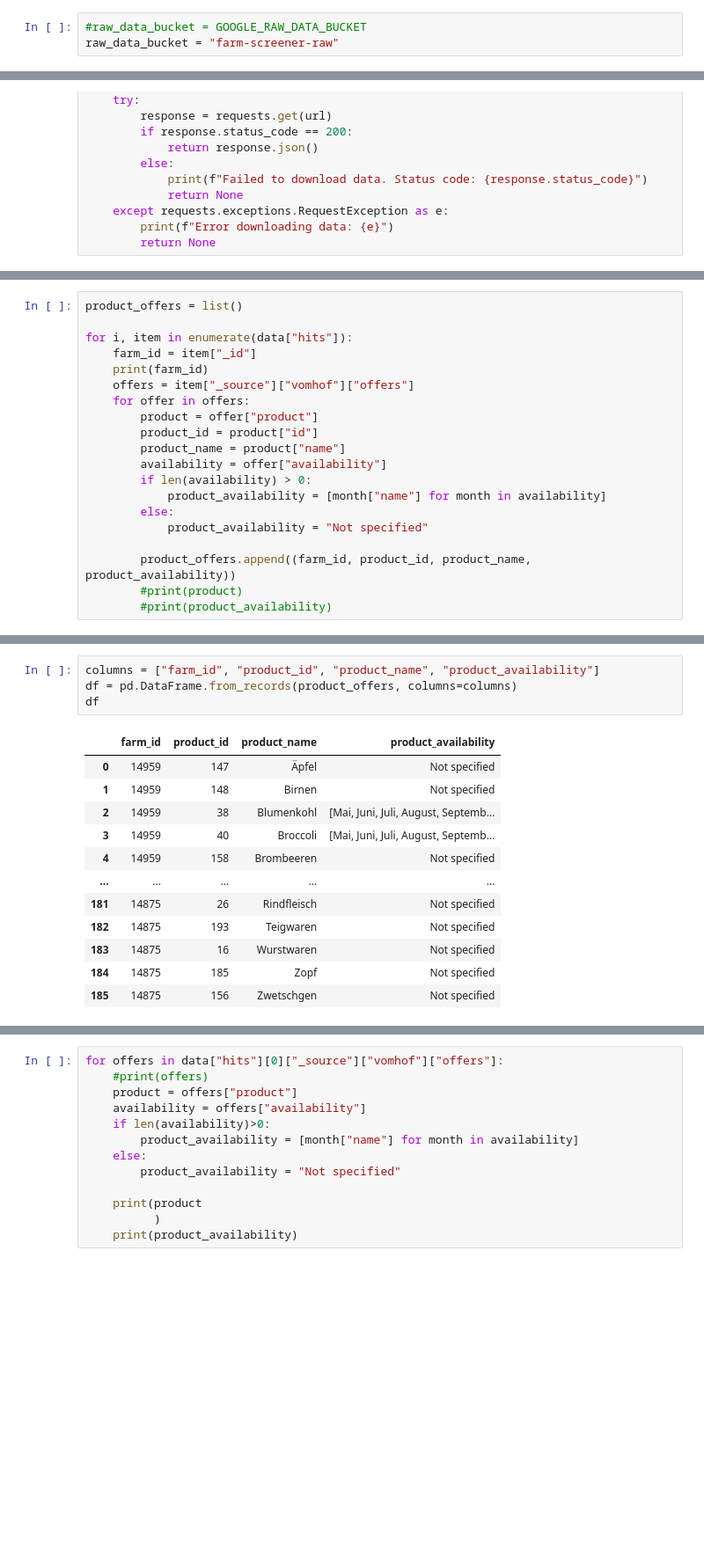
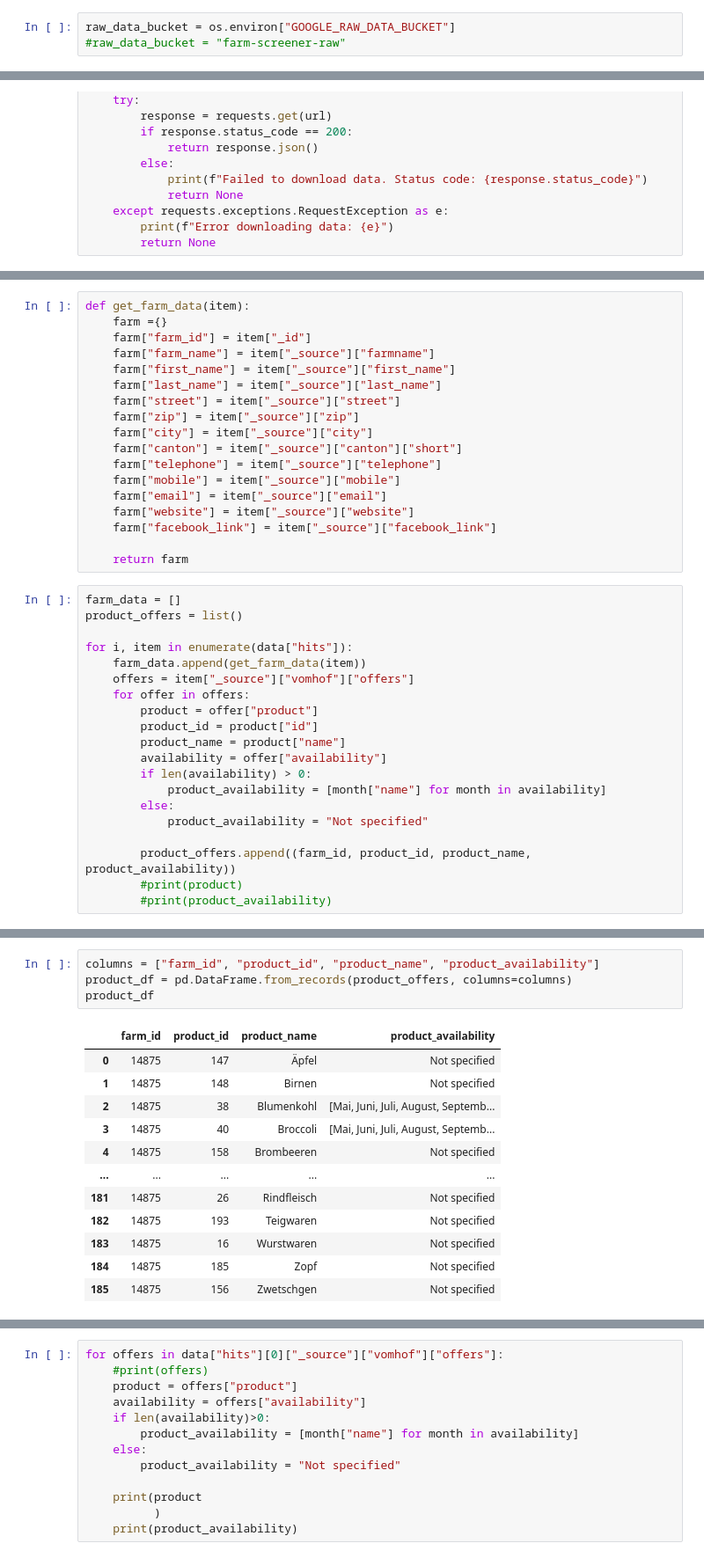
Before and after one commit to subrockmann/farm-screener, a Jupyter notebook: data collection.ipynb, the cells around one changed output, grey strips where cells are left out. Shown at 88% size. Saved outputs shown, nothing was run; the diff lists cells and outputs as text; blank space fills up the shorter version.

Commit message:
feat: create farm_df

```diff
--- a/data collection.ipynb
+++ b/data collection.ipynb
@@ -19,8 +19,8 @@ os.environ['GOOGLE_APPLICATION_CREDENTIALS']
 # %% [output]
 'credentials/farm-screener-842209070941.json'
 # %%
-#raw_data_bucket = GOOGLE_RAW_DATA_BUCKET
-raw_data_bucket = "farm-screener-raw"
+raw_data_bucket = os.environ["GOOGLE_RAW_DATA_BUCKET"]
+#raw_data_bucket = "farm-screener-raw"
 # %%
 # Create a client
 client = storage.Client()
@@ -98,9 +96,27 @@ Data uploaded to GCS: gs://farm-screener-raw/14875.json
+# %%
+def get_farm_data(item):
+    farm ={}
+    farm["farm_id"] = item["_id"]
+    farm["farm_name"] = item["_source"]["farmname"]
+    farm["first_name"] = item["_source"]["first_name"]
+    farm["last_name"] = item["_source"]["last_name"]
+    farm["street"] = item["_source"]["street"]
+    farm["zip"] = item["_source"]["zip"]
+    farm["city"] = item["_source"]["city"]
+    farm["canton"] = item["_source"]["canton"]["short"]
+    farm["telephone"] = item["_source"]["telephone"]
+    farm["mobile"] = item["_source"]["mobile"]
+    farm["email"] = item["_source"]["email"]
+    farm["website"] = item["_source"]["website"]
+    farm["facebook_link"] = item["_source"]["facebook_link"]
+
+    return farm
 # %%
+farm_data = []
 product_offers = list()
 
 for i, item in enumerate(data["hits"]):
-    farm_id = item["_id"]
-    print(farm_id)
+    farm_data.append(get_farm_data(item))
     offers = item["_source"]["vomhof"]["offers"]
     for offer in offers:
         product = offer["product"]
@@ -156,14 +134,14 @@ product_offers
 # %%
 columns = ["farm_id", "product_id", "product_name", "product_availability"]
-df = pd.DataFrame.from_records(product_offers, columns=columns)
-df
+product_df = pd.DataFrame.from_records(product_offers, columns=columns)
+product_df
 # %% [output]
 |  | farm_id | product_id | product_name | product_availability |
-| 0 | 14959 | 147 | Äpfel | Not specified |
-| 1 | 14959 | 148 | Birnen | Not specified |
-| 2 | 14959 | 38 | Blumenkohl | [Mai, Juni, Juli, August, Septemb... |
-| 3 | 14959 | 40 | Broccoli | [Mai, Juni, Juli, August, Septemb... |
-| 4 | 14959 | 158 | Brombeeren | Not specified |
+| 0 | 14875 | 147 | Äpfel | Not specified |
+| 1 | 14875 | 148 | Birnen | Not specified |
+| 2 | 14875 | 38 | Blumenkohl | [Mai, Juni, Juli, August, Septemb... |
+| 3 | 14875 | 40 | Broccoli | [Mai, Juni, Juli, August, Septemb... |
+| 4 | 14875 | 158 | Brombeeren | Not specified |
 | ... | ... | ... | ... | ... |
 | 181 | 14875 | 26 | Rindfleisch | Not specified |
 | 182 | 14875 | 193 | Teigwaren | Not specified |
```
Also changed, not shown: parts of 8 cells of this notebook.
